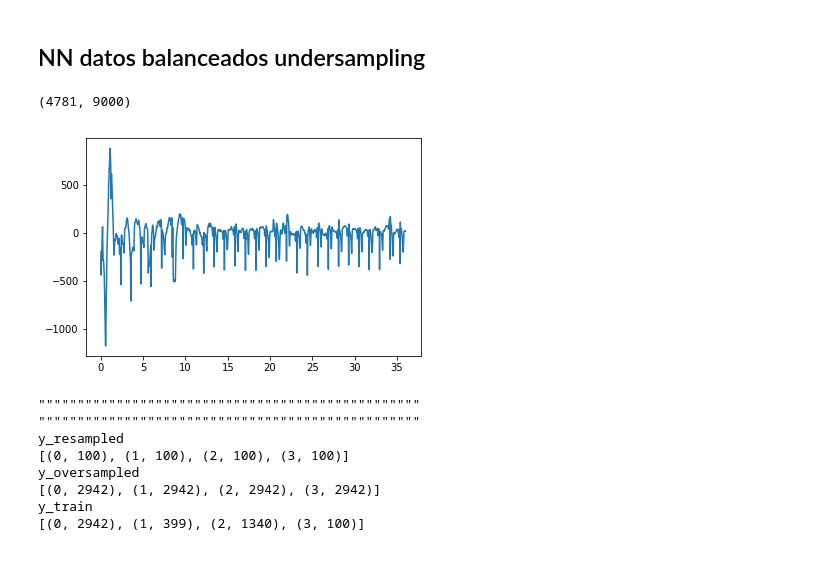
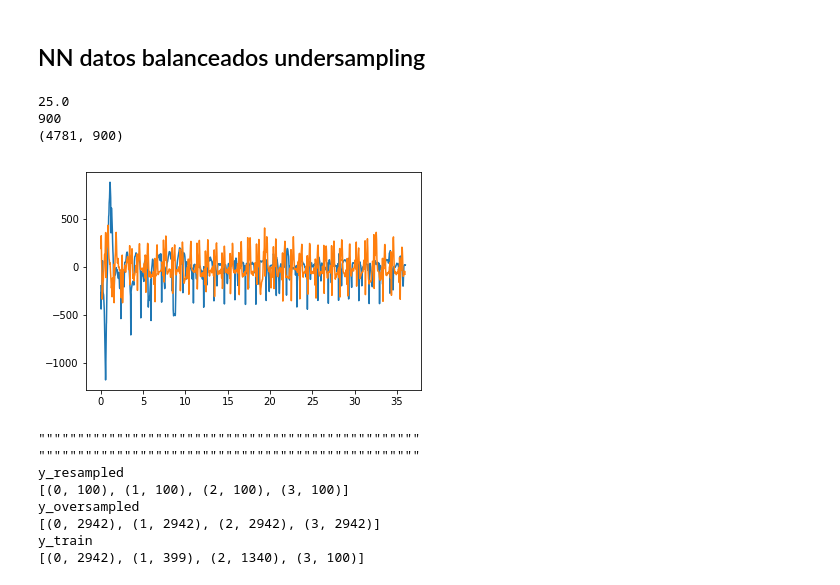
Before and after one commit to miansaay/Project, a Jupyter notebook: NN_datos_balanceados_oversampling.ipynb, the cells around one changed output. Drawn from its saved outputs; the diff is of its cells as text; code cells hidden in the pictures.

```diff
--- a/NN_datos_balanceados_oversampling.ipynb
+++ b/NN_datos_balanceados_oversampling.ipynb
@@ -25,36 +25,38 @@ y_test = np.load('y_test.npy')
 t = np.arange(len(X_train[0]))/250
 plt.plot(t,X_train[0,:])
 
 #Es probable que tengamos un problema mal condicionado: vamos a realizar un submuestreo de la señal a 50 muestras por segundo
 from scipy import signal
 
-decimate = False
+decimate = True
 
 if decimate:
     freq = 250/10#Hz
     print(freq)
     secs = len(X_train[200])/250
     samps = int(secs*freq)
     c = 0
     X_new = np.zeros((X_train.shape[0],samps))
     X_new_test = np.zeros((X_test.shape[0],samps))
     for x,x_test in zip(X_train,X_test):
         X_new[c,:] = signal.decimate(x,10,ftype = 'fir')
         X_new_test[c,:] = signal.decimate(x_test,10,ftype = 'fir')
 
         c += 1
 
     t = np.arange(len(X_new[200]))/freq
     plt.plot(t,X_new[200,:])
     print(len(X_new[0]))
 
     X_train = X_new.copy()
     X_test = X_new_test.copy()
 
 print(X_train.shape)
 # %% [output]
-(4781, 9000)
+25.0
+900
+(4781, 900)
-[figure, old version]
+[figure, new version]
 # %%
 from sklearn.preprocessing import StandardScaler
 
```
Also changed, not shown: parts of 1 cell of this notebook.
